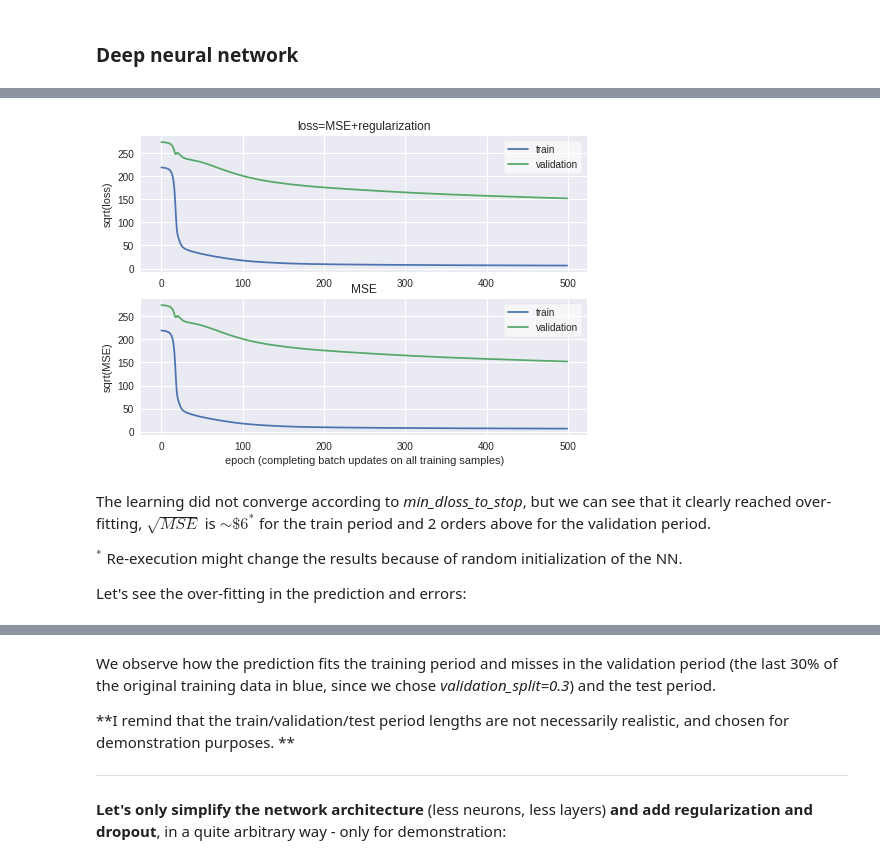
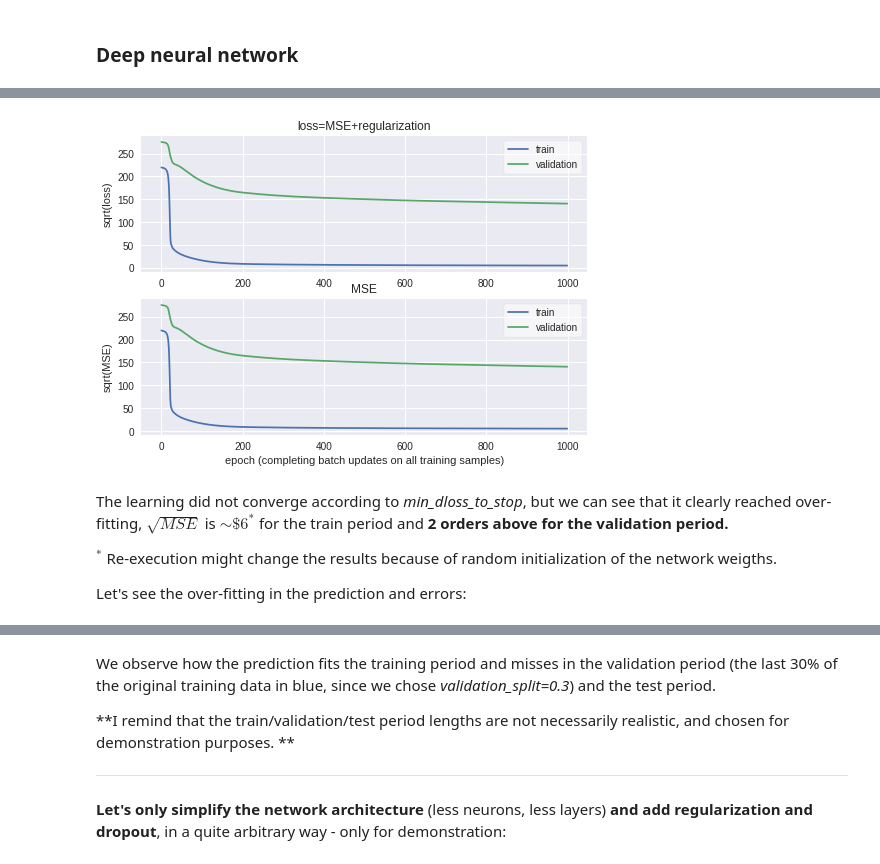
Before and after one commit to Ozziko/AlgoTradingAI, a Jupyter notebook: Oz_Livneh_Algo_Trading_AI.ipynb, the cells around one changed output, grey strips where cells are left out. Saved outputs shown, nothing was run; the diff lists cells and outputs as text; code cells hidden in the pictures.

```diff
--- a/Oz_Livneh_Algo_Trading_AI.ipynb
+++ b/Oz_Livneh_Algo_Trading_AI.ipynb
@@ -1035,11 +1077,11 @@ I chose parameters in advance, and tried having the minimal number (for example,
 # learning parameters
 batch_size=round(0.1*len(train_test_split_obj.y_train_series)) # number of samples per gradient update
 learning_rate=1e-5
-max_epochs=500
+max_epochs=1000
 
 # callback parameters - stops training when a monitored quantity (val_loss) has stopped improving
 validation_split=0.3 # fraction of the training data to be used as validation data at the end of each epoch, selected from the end of the data
-min_dloss_to_stop=0.5**2 # minimum abs change in the monitored quantity to qualify as an improvement
+min_dloss_to_stop=0.1**2 # minimum abs change in the monitored quantity to qualify as an improvement
 training_patience=10 # number of epochs with no improvement after which training will be stopped
 
 # optional- building optimizer externally
@@ -1050,22 +1092,19 @@ optimizer=tf.train.GradientDescentOptimizer(learning_rate=learning_rate)
 from tensorflow import keras
 
 model=keras.Sequential()
-model.add(keras.layers.Dense(50,
-    input_shape=(len(train_test_split_obj.X_train_df.columns),),
-                             activation='tanh'))
-model.add(keras.layers.Dense(50, activation='relu'))
-model.add(keras.layers.Dense(50, activation='relu'))
-model.add(keras.layers.Dense(1))
+input_shape=(len(train_test_split_obj.X_train_df.columns),)
+model.add(keras.layers.Dense(units=50,input_shape=input_shape,activation='tanh'))
+model.add(keras.layers.Dense(units=50,activation='relu'))
+model.add(keras.layers.Dense(units=50,activation='relu'))
+model.add(keras.layers.Dense(units=1))
 
 # optional - building the callback externally
 callback=keras.callbacks.EarlyStopping(monitor='val_loss',
                     patience=training_patience,min_delta=min_dloss_to_stop)
 # ------------------ end of inputs ------------------
 
-regression_obj=OzML.regression_deep(train_test_split_obj)
-regression_obj.train_NN(model,optimizer,max_epochs=max_epochs,
-    batch_size=batch_size,learning_rate=learning_rate,
-    validation_split=validation_split,training_patience=training_patience,
-    min_dloss_to_stop=min_dloss_to_stop,verbose=0)
-regression_obj.plot_training()
+val_NN_regression_obj=OzML.regression_deep(train_test_split_obj)
+val_NN_regression_obj.train_TF_NN(validation_split,model,optimizer,callback,
+    max_epochs=max_epochs,batch_size=batch_size,verbose=0)
+val_NN_regression_obj.plot_training()
 # %% [output]
@@ -1075,8 +1114,8 @@ regression_obj.plot_training()
-[figure, old version]
+[figure, new version]
 # %% [markdown]
-The learning did not converge according to *min_dloss_to_stop*, but we can see that it clearly reached over-fitting, $\sqrt{MSE}$ is $\sim\$6^*$ for the train period and 2 orders above for the validation period.
+The learning did not converge according to *min_dloss_to_stop*, but we can see that it clearly reached over-fitting, $\sqrt{MSE}$ is $\sim\$6^*$ for the train period and **2 orders above for the validation period.**
 
-$^*$ Re-execution might change the results because of random initialization of the NN.
+$^*$ Re-execution might change the results because of random initialization of the network weigths.
 
 Let's see the over-fitting in the prediction and errors:
 # %%
```
Also changed, not shown: parts of 58 cells of this notebook.
